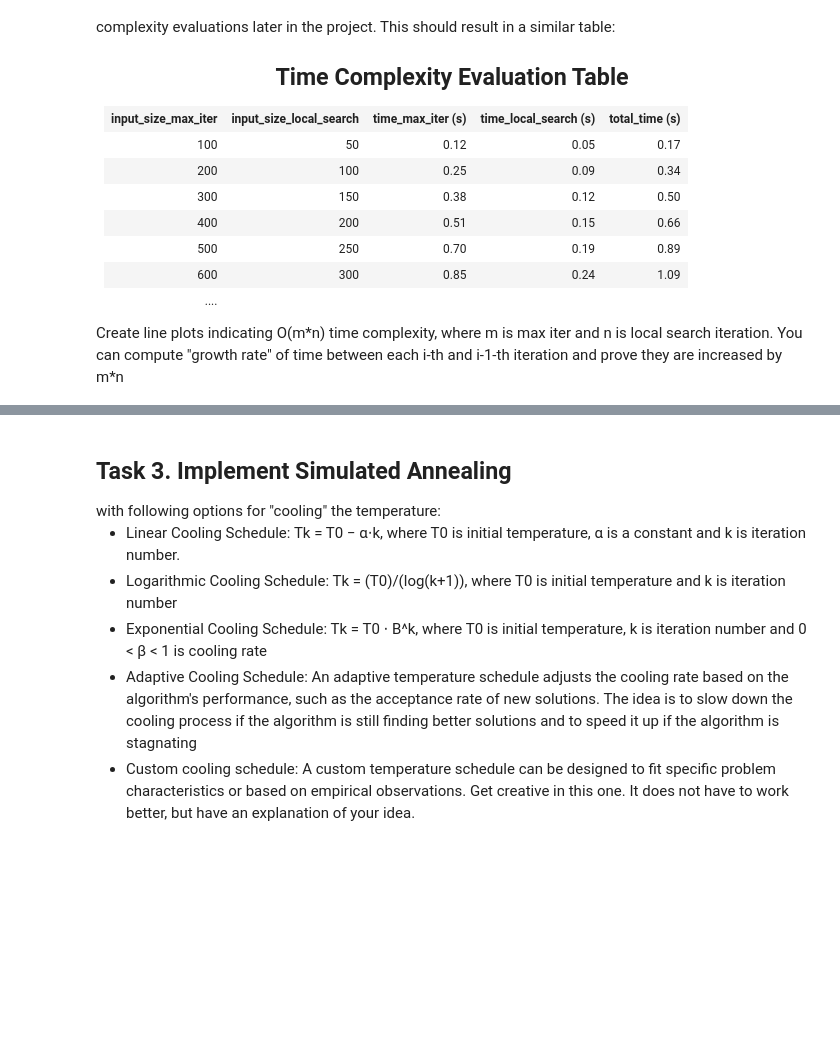
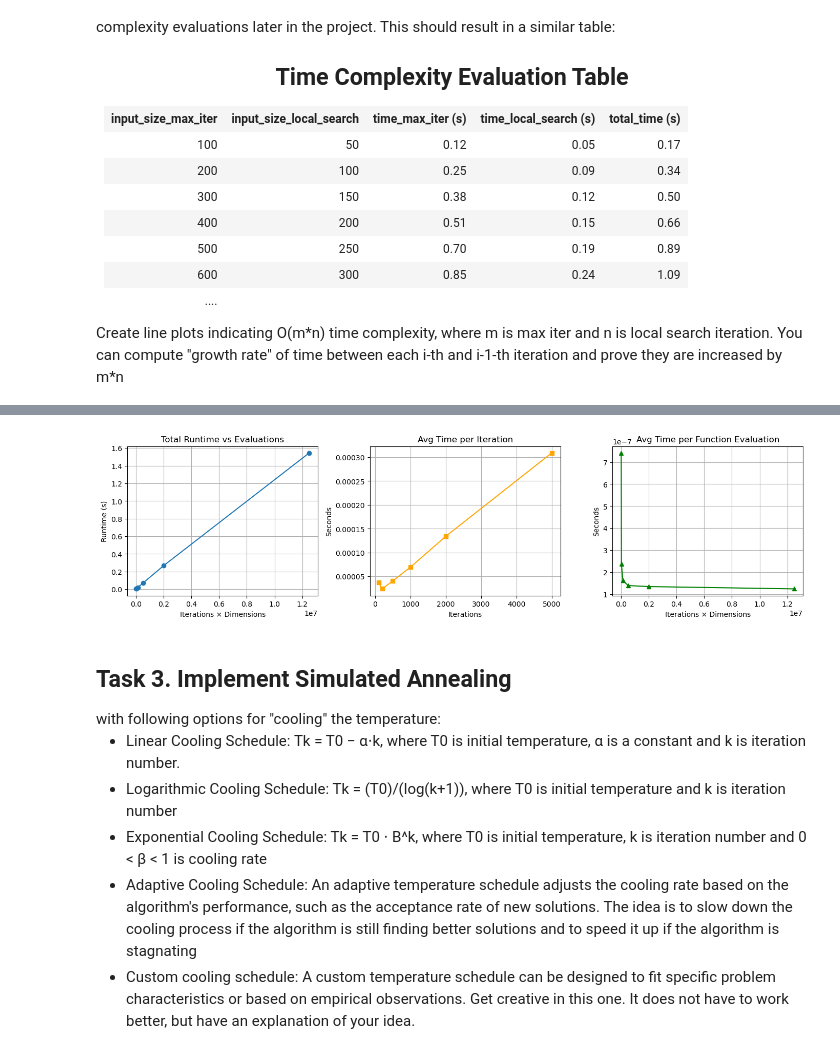
Before and after one commit to marioban/Optimization-algorithms-based-on-evolutionary-computation, a Jupyter notebook: ProjectGuide.ipynb, the cells around one changed output, grey strips where cells are left out. Cells and saved outputs as stored; diff of their text form; code cells hidden in the pictures; blank space fills up the shorter version.

```diff
--- a/ProjectGuide.ipynb
+++ b/ProjectGuide.ipynb
@@ -294,3 +334,70 @@ print(f'objective1 function value at {x}: {value}')
     <tr><td>....</td></tr>
 </table>
 Create line plots indicating O(m*n) time complexity, where m is max iter and n is local search iteration. You can compute "growth rate" of time between each i-th and i-1-th iteration and prove they are increased by m*n
+# %%
+import time
+import matplotlib.pyplot as plt
+
+experiments = [(100, 50), (200, 100), (500, 250), (1000, 500), (2000, 1000), (5000, 2500)]
+
+total_times = []
+total_evals = []
+iteration_times = []
+evaluation_times = []
+
+print("Iterations | Dimensions | Total Time (s) | Time/Iter (s) | Time/Eval (s)")
+print("-" * 75)
+
+for iters, dims in experiments:
+    start = time.time()
+    _ = hill_climber(objective2, dim=dims, bounds=(-5, 5), step_size=0.1, max_iterations=iters, seed=123)
+    end = time.time()
+
+    elapsed = end - start
+    iter_time = elapsed / iters
+    eval_time = elapsed / (iters * dims)
+
+    print(f"{iters:10} | {dims:10} | {elapsed:14.4f} | {iter_time:13.6f} | {eval_time:13.8f}")
+
+    total_times.append(elapsed)
+    total_evals.append(iters * dims)
+    iteration_times.append(iter_time)
+    evaluation_times.append(eval_time)
+
+print("\nGrowth Rate Analysis:")
+for i in range(1, len(total_times)):
+    delta_time = total_times[i] - total_times[i-1]
+    delta_evals = total_evals[i] - total_evals[i-1]
+    growth_rate = delta_time / delta_evals
+    print(f"Growth rate {i} (iters={experiments[i][0]}, dims={experiments[i][1]}): {growth_rate:.8f} s per evaluation")
+
+
+plt.figure(figsize=(14, 4))
+
+# Plot 1: Total time vs total evaluations
+plt.subplot(1, 3, 1)
+plt.plot(total_evals, total_times, marker='o')
+plt.title("Total Runtime vs Evaluations")
+plt.xlabel("Iterations × Dimensions")
+plt.ylabel("Runtime (s)")
+plt.grid(True)
+
+# Plot 2: Time per iteration
+plt.subplot(1, 3, 2)
+plt.plot([e[0] for e in experiments], iteration_times, marker='s', color='orange')
+plt.title("Avg Time per Iteration")
+plt.xlabel("Iterations")
+plt.ylabel("Seconds")
+plt.grid(True)
+
+# Plot 3: Time per evaluation
+plt.subplot(1, 3, 3)
+plt.plot(total_evals, evaluation_times, marker='^', color='green')
+plt.title("Avg Time per Function Evaluation")
+plt.xlabel("Iterations × Dimensions")
+plt.ylabel("Seconds")
+plt.grid(True)
+
+plt.tight_layout()
+plt.show()
+# %% [output]
@@ -297,3 +419,4 @@ Create line plots indicating O(m*n) time complexity, where m is max iter and n i
+[figure, added]
 # %% [markdown]
 <h2> Task 3. Implement Simulated Annealing </h2> with following options for "cooling" the temperature:
 
```
Also changed, not shown: parts of 38 cells of this notebook, 1 other file.
